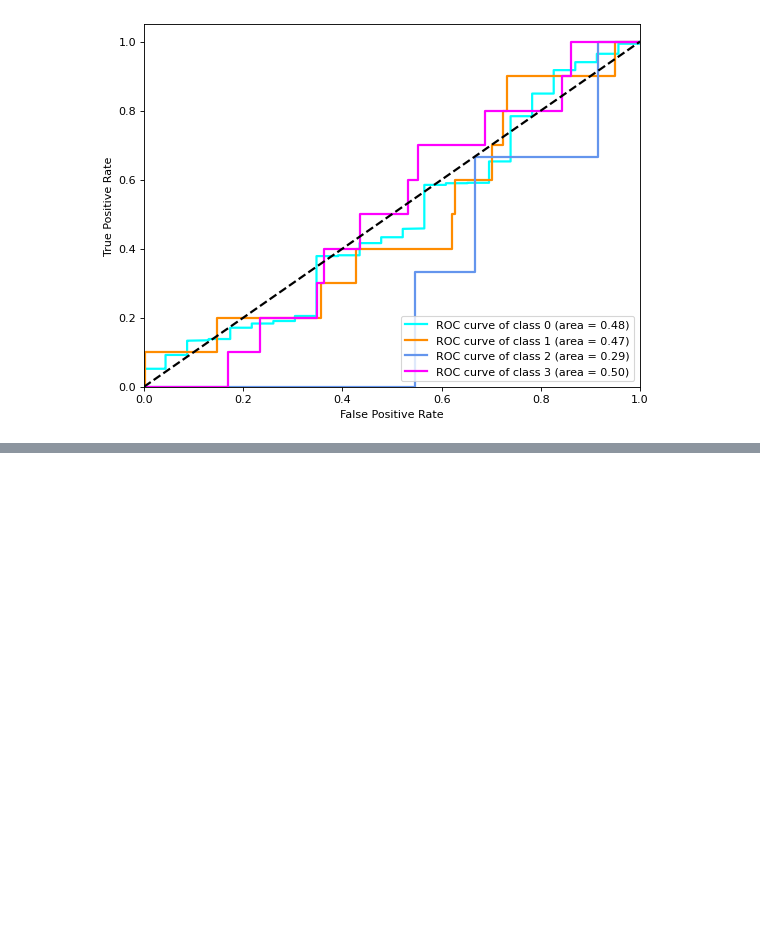
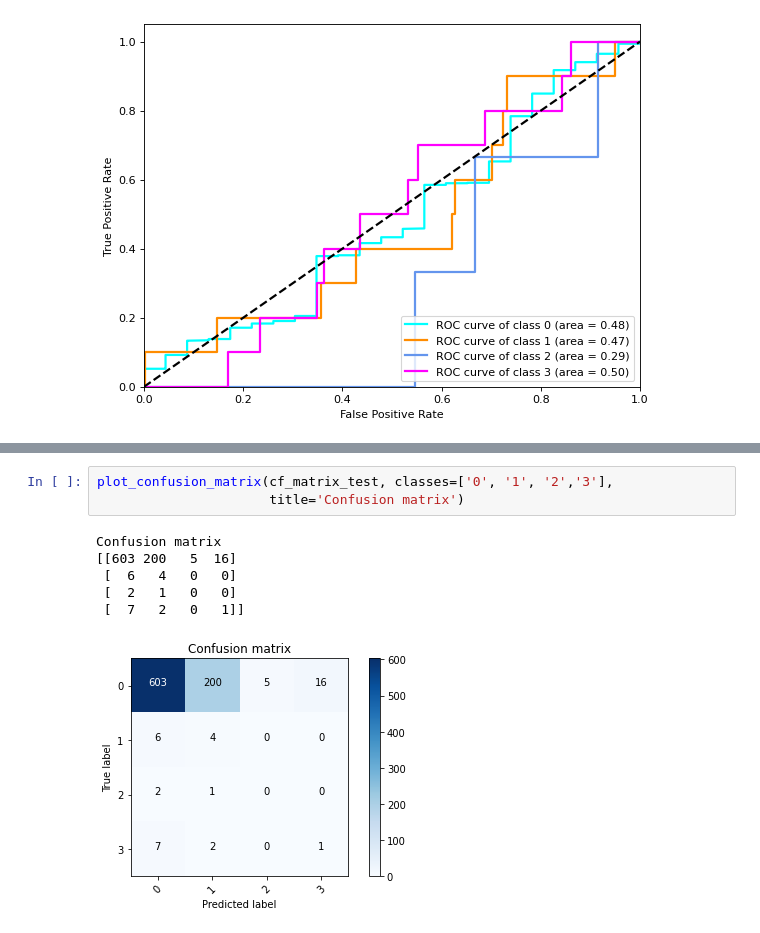
Before and after one commit to tta2yta/failure-prediction-for-mechanized-oil-equipment, a Jupyter notebook: final_code_file_thesis.ipynb, the cells around one changed output, grey strips where cells are left out. Cells and saved outputs as stored; diff of their text form; blank space fills up the shorter version.

```diff
--- a/final_code_file_thesis.ipynb
+++ b/final_code_file_thesis.ipynb
@@ -919,0 +1135,10 @@ plt.show()
+# %%
+plot_confusion_matrix(cf_matrix_test, classes=['0', '1', '2','3'],
+                      title='Confusion matrix')
+# %% [output]
+Confusion matrix
+[[603 200   5  16]
+ [  6   4   0   0]
+ [  2   1   0   0]
+ [  7   2   0   1]]
+[figure, added]
```
Also changed, not shown: parts of 23 cells of this notebook.
